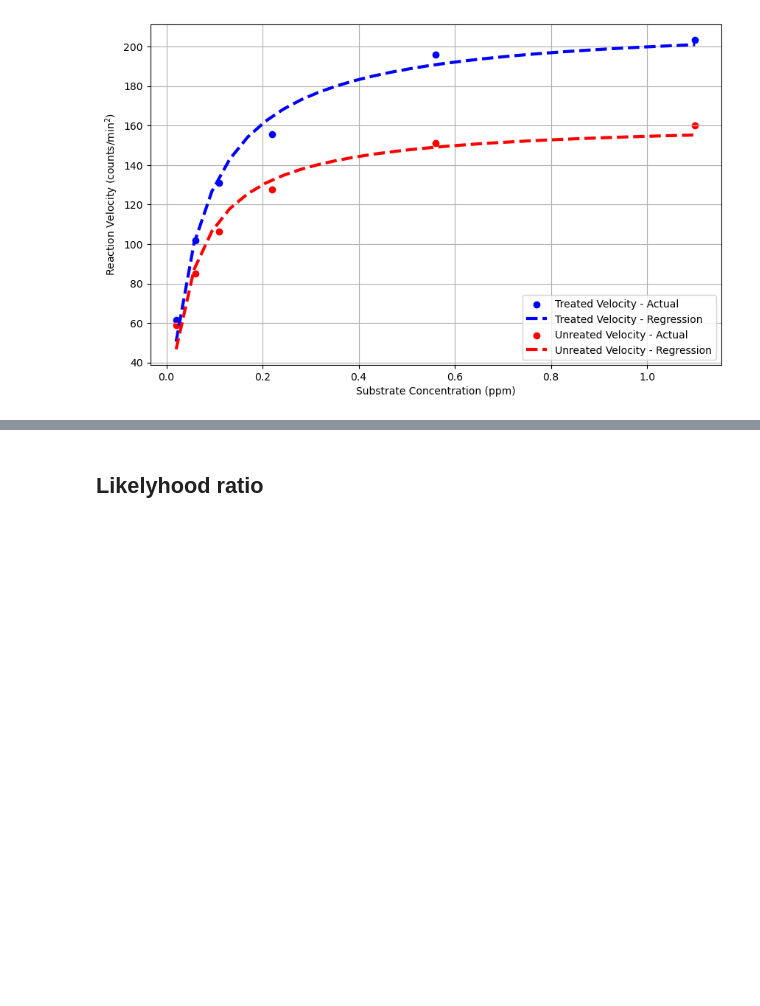
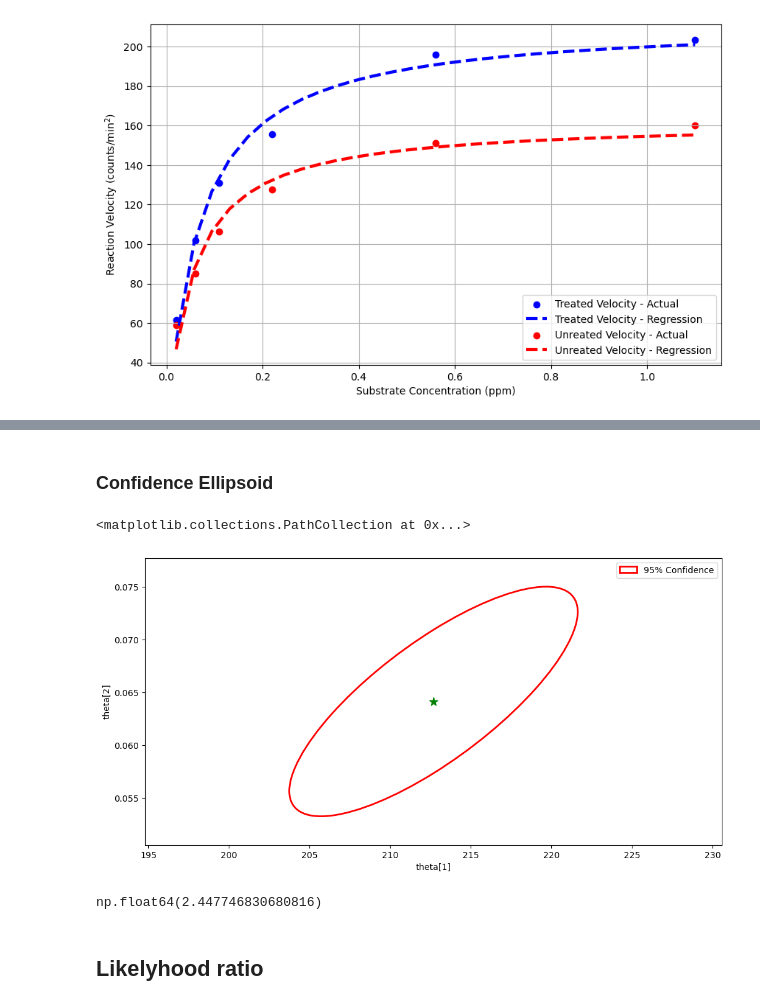
Before and after one commit to smondal13/DOE-Examples, a Jupyter notebook: Examples/Michaelis_Menten_Puromycin_Example.ipynb, the cells around one changed output, grey strips where cells are left out. Cells and saved outputs as stored; diff of their text form; code cells hidden in the pictures; blank space fills up the shorter version.

```diff
--- a/Examples/Michaelis_Menten_Puromycin_Example.ipynb
+++ b/Examples/Michaelis_Menten_Puromycin_Example.ipynb
@@ -242,3 +286,66 @@ plt.legend()
+# %% [markdown]
+### Confidence Ellipsoid
+# %%
+import scipy.stats as stat
+from matplotlib.patches import Ellipse
+
+CI = 95  # The confidence interval
+
+"""
+# Converting pd DF to numpy nd array
+cov_n = cov.to_numpy()
+theta_n = theta.to_numpy()
+"""
+
+"""
+# Generate parameter samples from the covariance matrix (multivariate normal)
+n_samples = 100  # number of samples
+theta_samples = np.random.multivariate_normal(theta_n, cov_n, size = n_samples)
+
+
+# Plot the confidence ellipsoid
+# We use Cholesky decomposition to ensure we are sampling from the correct distribution
+
+plt.figure(figsize=(12, 6))
+plt.scatter(theta_samples[:, 1], theta_samples[:, 0], color='blue', alpha=0.2, label="samples")
+
+# Compute the confidence ellipsoid contours
+mean = np.mean(theta_samples, axis=0)
+cov_samples = np.cov(theta_samples.T)
+"""
+
+# Create the Ellipse object to represent the confidence region
+eigvals, eigvecs = np.linalg.eig(cov_n)
+order = eigvals.argsort(order='desce')[::-1]
+eigvals, eigvecs = eigvals[order], eigvecs[:, order]
+
+# Define angle and width/height of the ellipse
+chi2_val = stat.chi2.ppf(CI/100, df=2)  # Chi-square value for %CI, 2 degrees of freedom (two parameters)
+scale_factor = np.sqrt(chi2_val)
+angle = np.arctan2(*eigvecs[:,0][::-1]) * 180 / np.pi
+width, height = scale_factor * np.sqrt(eigvals)  # scaling for 95% Cofidence
+
+# Plot the confidence ellipse
+fig, ax = plt.subplots(figsize=(12, 6))
+
+# Create the ellipse object
+ellipse = Ellipse(xy=theta_n, width=width, height=height, angle=angle, facecolor='none', edgecolor="red", lw=2, label=f"{CI}% Confidence")
+ax.add_patch(ellipse)
+
+# add labels and formatting
+ax.set_xlabel("theta[1]")
+ax.set_ylabel("theta[2]")
+ax.legend()
+ax.set_xlim(theta_n[0] - width, theta_n[0] + width)
+ax.set_ylim(theta_n[1] - height, theta_n[1] + height)
+ax.scatter(theta_n[0], theta_n[1], color="green", marker="*", s=100)
+# %% [output]
+<matplotlib.collections.PathCollection at 0x...>
+[figure, added]
+# %%
+scale_factor
+# %% [output]
+np.float64(2.447746830680816)
 # %% [markdown]
 ## Likelyhood ratio
 # %%
```
Also changed, not shown: parts of 11 cells of this notebook.
